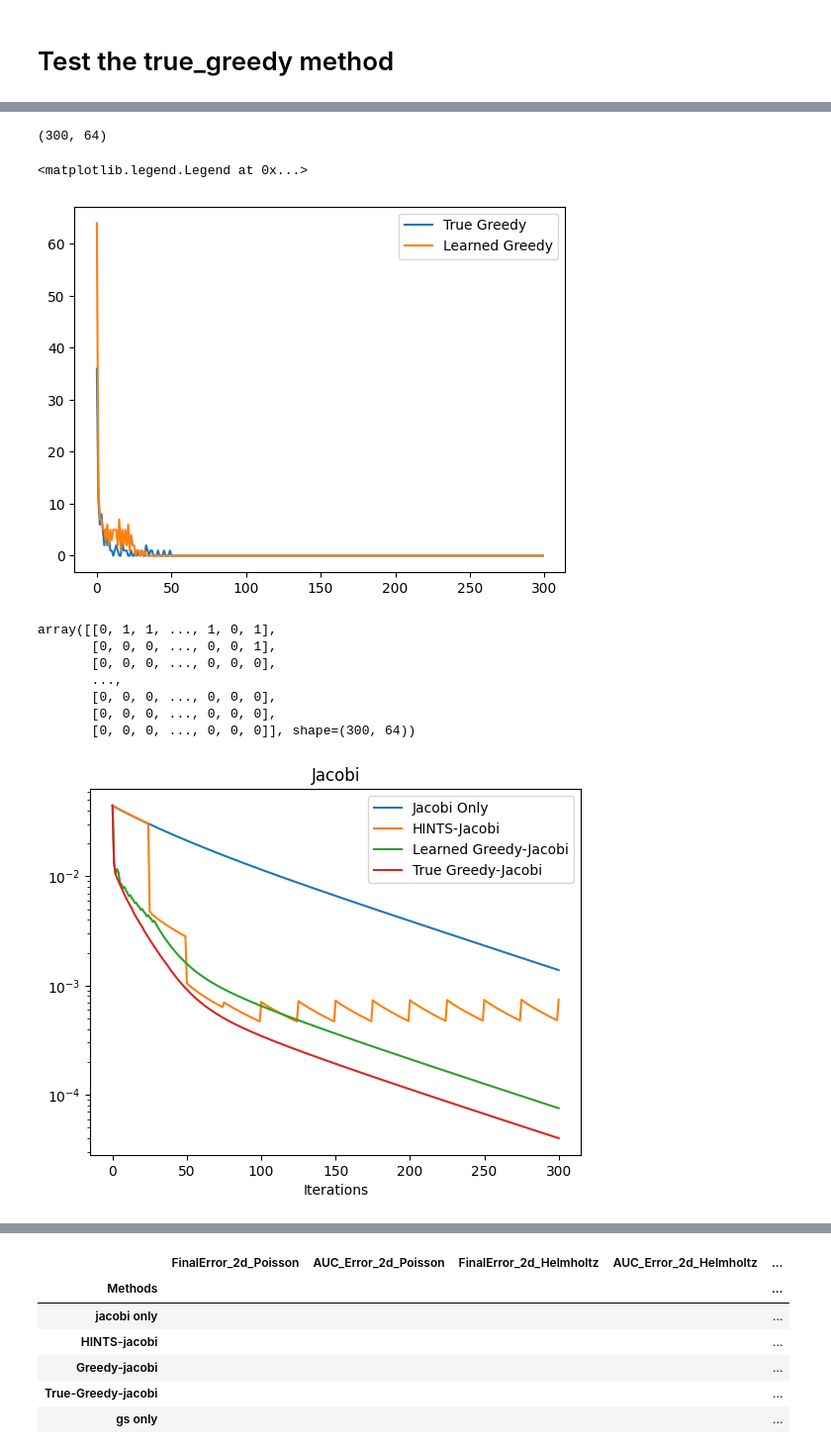
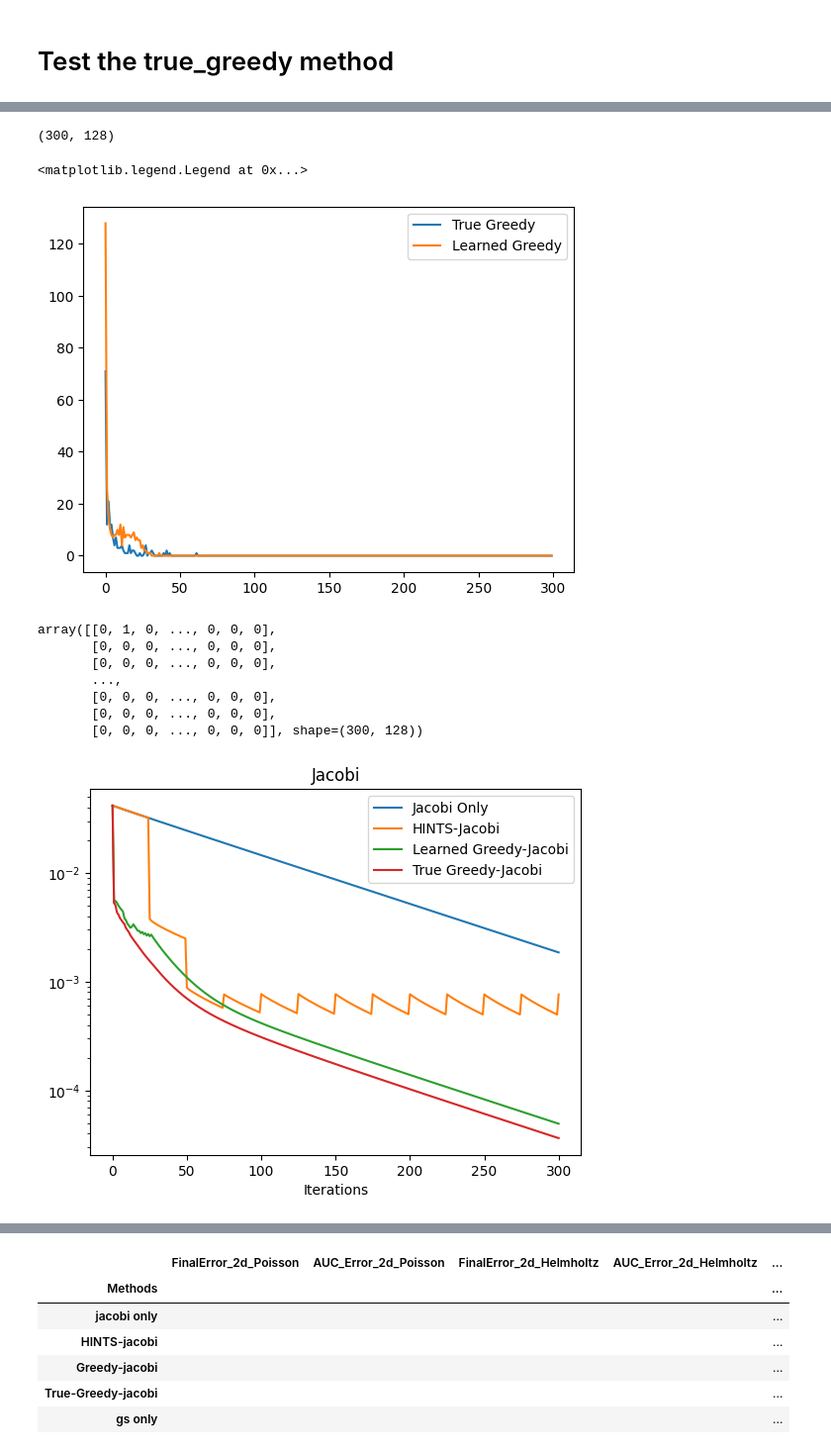
Before and after one commit to srayan00/greedy-hybrid-pde, a Jupyter notebook: playground/test.ipynb, the cells around one changed output, grey strips where cells are left out. Shown at 99% size. Drawn from its saved outputs; the diff is of its cells as text; code cells hidden in the pictures.

```diff
--- a/playground/test.ipynb
+++ b/playground/test.ipynb
@@ -211,7 +211,7 @@ in_channels = 1
 ckp_dir = f"/nfs/turbo/lsa-tewaria/sahana/greedy/poisson/checkpoints"
 solvers = "jacobi" # "jacobi_0.5,jacobi_0.67,jacobi_0.75,jacobi_0.8,jacobi"#,jacobi,jacobi_0.8"
 grf_mode = "hierarchical"
-n_samples = 64
+n_samples = 128
 n_test = n_samples
 b_vel = 20.0
 reaction_c = 0.0
@@ -309,30 +309,30 @@ if generate:
         if equation == "Poisson":
             pde = PoissonEquation1D(a_func=a,
                                     f_func=f,
-                                    boundary=boundary,
+                                    boundary=boundary, in_channels = in_channels,
                                     x=x, device=device)
         else:
-            pde = HelmholtzEquation1D(a_func=a, f_func=f, k2=k2, boundary=boundary,x=x,device=device)
+            pde = HelmholtzEquation1D(a_func=a, f_func=f, k2=k2, boundary=boundary,x=x,in_channels = in_channels,device=device)
         u_sol = torch.tensor(pde.u, dtype=torch.float32, device=device)
         u_sol = u_sol - torch.mean(u_sol, dim = -1, keepdim=True) if equation == "Poisson" and boundary == "Periodic" and in_channels == 1 else u_sol
     else:
         if equation == "Poisson":
             pde = PoissonEquation2D(a_func=a.reshape(-1, ml_arguments["N"] * ml_arguments["N"]) if in_channels > 1 else a,
                                     f_func=f.reshape(-1, ml_arguments["N"] * ml_arguments["N"]),
-                                    boundary=boundary,
+                                    boundary=boundary, in_channels = in_channels,
                                     x=x, y=y, device=device)
         elif equation == "ConvDiff":
             pde = ConvectionDiffusion2D(a_func=a.reshape(-1, ml_arguments["N"] * ml_arguments["N"]) if in_channels > 1 else a,
                                         f_func=f.reshape(-1, ml_arguments["N"] * ml_arguments["N"]),
                                         b_vec=(b_vel, b_vel),
-                                        boundary=boundary,
+                                        boundary=boundary,in_channels = in_channels,
                                         x=x, y=y, device=device,
                                         reaction=reaction_c)
         else:
             pde = HelmholtzEquation2D(a_func=a.reshape(-1, ml_arguments["N"] * ml_arguments["N"]) if in_channels > 1 else a,
                                         f_func=f.reshape(-1, ml_arguments["N"] * ml_arguments["N"]),
                                         k2=k2.reshape(-1, ml_arguments["N"] * ml_arguments["N"]),
-                                        boundary=boundary, x=x, y=y, device=device)
+                                        boundary=boundary, in_channels = in_channels, x=x, y=y, device=device)
         u_sol = torch.tensor(pde.u, dtype=torch.float32, device=device)
         u_sol = u_sol - torch.mean(u_sol, dim=(-2,-1), keepdim=True) if needs_mean_zero and boundary == "Periodic" and in_channels == 1  else u_sol
     if in_channels > 1:
@@ -705,31 +707,31 @@ ax.plot(np.sum(best_solver, axis = -1), label = "True Greedy")
 ax.plot(np.sum(solver_decision_greedy, axis = -1), label = "Learned Greedy")
 ax.legend()
 # %% [output]
-(300, 64)
+(300, 128)
 <matplotlib.legend.Legend at 0x...>
-[figure, old version]
+[figure, new version]
 # %%
 best_solver
 # %% [output]
-array([[0, 1, 1, ..., 1, 0, 1],
-       [0, 0, 0, ..., 0, 0, 1],
+array([[0, 1, 0, ..., 0, 0, 0],
+       [0, 0, 0, ..., 0, 0, 0],
        [0, 0, 0, ..., 0, 0, 0],
        ...,
        [0, 0, 0, ..., 0, 0, 0],
        [0, 0, 0, ..., 0, 0, 0],
-       [0, 0, 0, ..., 0, 0, 0]], shape=(300, 64))
+       [0, 0, 0, ..., 0, 0, 0]], shape=(300, 128))
 # %%
-index_of_interest = 29
+index_of_interest = 95
 plt.plot(errors_constant_jacobi[:, index_of_interest], label='Jacobi Only')
 plt.plot(errors_hints[:, index_of_interest], label='HINTS-Jacobi')
 plt.plot(errors_greedy[:, index_of_interest], label='Learned Greedy-Jacobi')
 plt.plot(error_true[:, index_of_interest], label = "True Greedy-Jacobi")
 plt.legend()
 plt.title("Jacobi")
 plt.xlabel("Iterations")
 plt.yscale("log")
 # %% [output]
-[figure, old version]
+[figure, new version]
 # %%
 auc_true = np.trapezoid(error_true, axis = 0)
 auc_constant_jacobi = np.trapezoid(errors_constant_jacobi, axis = 0)
```
Also changed, not shown: parts of 16 cells of this notebook, 11 other files.
